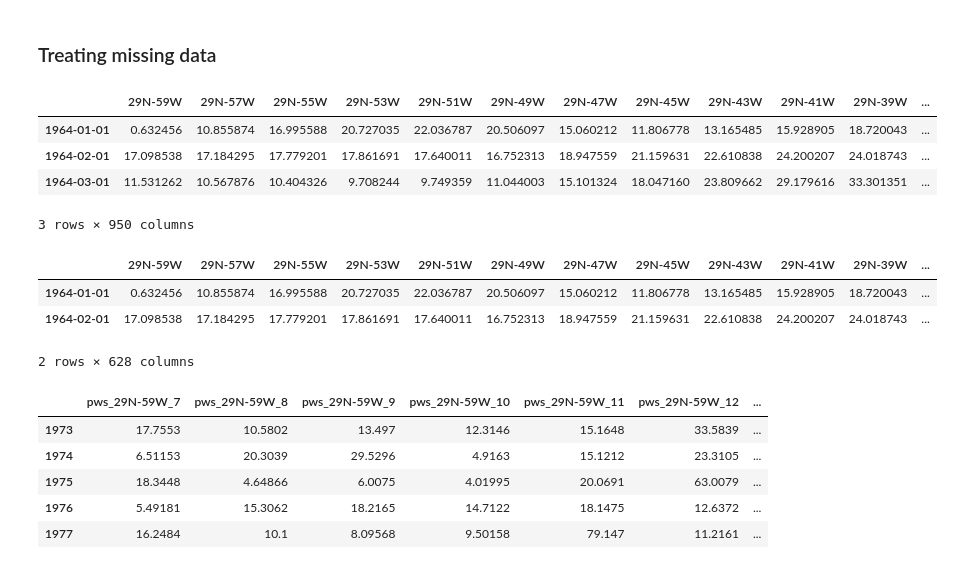
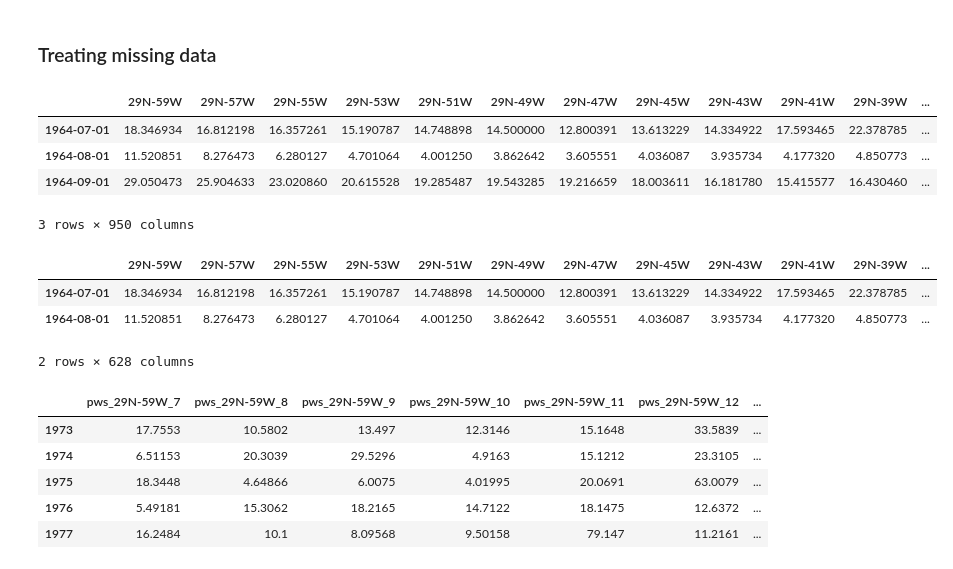
Before and after one commit to tiagotele/experimentos_oceanografia, a Jupyter notebook: Classifying Rainfall Season.ipynb, the cells around one changed output. Drawn from its saved outputs; the diff is of its cells as text; code cells hidden in the pictures.

Commit message:
Refactoring code. Add table print to drafts

```diff
--- a/Classifying Rainfall Season.ipynb
+++ b/Classifying Rainfall Season.ipynb
@@ -562,8 +501,8 @@ for month_index in range(len(array_dados_brutos_x)):
 #For debug only
 # pws[0][1]
 # %%
-dados_brutos_df = inicia_funceme_data_frame(pws)
-dados_brutos_df.head(3)
+pws_full_area_df = inicia_funceme_data_frame(pws)
+pws_full_area_df.head(3)
 # %% [output]
 |  | 29N-59W | 29N-57W | 29N-55W | 29N-53W | 29N-51W | 29N-49W | 29N-47W | 29N-45W | 29N-43W | 29N-41W | 29N-39W | ... |
 | 1964-01-01 | 0.632456 | 10.855874 | 16.995588 | 20.727035 | 22.036787 | 20.506097 | 15.060212 | 11.806778 | 13.165485 | 15.928905 | 18.720043 | ... |
@@ -572,0 +514,11 @@ dados_brutos_df.head(3)
+# %%
+indexes = []
+rows = []
+
+for index,row in pws_full_area_df.iterrows():
+    if index.month not in second_semester_months:
+        continue
+    indexes.append(index)
+    rows.append(row)
+
+pws_full_area_jul_dez_df = pd.DataFrame(index=indexes, columns=pws_full_area_df.columns,data=rows)
@@ -573,19 +535,19 @@ dados_brutos_df.head(3)
 # %% [markdown]
 ### Treating missing data
 # %%
-dados_brutos_df = dados_brutos_df.replace(14141.852781018475, np.nan)
-dados_brutos_df.head(3)
+pws_full_area_jul_dez_df = pws_full_area_jul_dez_df.replace(14141.852781018475, np.nan)
+pws_full_area_jul_dez_df.head(3)
 # %% [output]
 |  | 29N-59W | 29N-57W | 29N-55W | 29N-53W | 29N-51W | 29N-49W | 29N-47W | 29N-45W | 29N-43W | 29N-41W | 29N-39W | ... |
-| 1964-01-01 | 0.632456 | 10.855874 | 16.995588 | 20.727035 | 22.036787 | 20.506097 | 15.060212 | 11.806778 | 13.165485 | 15.928905 | 18.720043 | ... |
-| 1964-02-01 | 17.098538 | 17.184295 | 17.779201 | 17.861691 | 17.640011 | 16.752313 | 18.947559 | 21.159631 | 22.610838 | 24.200207 | 24.018743 | ... |
-| 1964-03-01 | 11.531262 | 10.567876 | 10.404326 | 9.708244 | 9.749359 | 11.044003 | 15.101324 | 18.047160 | 23.809662 | 29.179616 | 33.301351 | ... |
+| 1964-07-01 | 18.346934 | 16.812198 | 16.357261 | 15.190787 | 14.748898 | 14.500000 | 12.800391 | 13.613229 | 14.334922 | 17.593465 | 22.378785 | ... |
+| 1964-08-01 | 11.520851 | 8.276473 | 6.280127 | 4.701064 | 4.001250 | 3.862642 | 3.605551 | 4.036087 | 3.935734 | 4.177320 | 4.850773 | ... |
+| 1964-09-01 | 29.050473 | 25.904633 | 23.020860 | 20.615528 | 19.285487 | 19.543285 | 19.216659 | 18.003611 | 16.181780 | 15.415577 | 16.430460 | ... |
 3 rows × 950 columns
 # %%
-dados_brutos_df = dados_brutos_df.dropna(axis=1, how='any')
-dados_brutos_df.head(2)
+pws_full_area_jul_dez_df = pws_full_area_jul_dez_df.dropna(axis=1, how='any')
+pws_full_area_jul_dez_df.head(2)
 # %% [output]
 |  | 29N-59W | 29N-57W | 29N-55W | 29N-53W | 29N-51W | 29N-49W | 29N-47W | 29N-45W | 29N-43W | 29N-41W | 29N-39W | ... |
-| 1964-01-01 | 0.632456 | 10.855874 | 16.995588 | 20.727035 | 22.036787 | 20.506097 | 15.060212 | 11.806778 | 13.165485 | 15.928905 | 18.720043 | ... |
-| 1964-02-01 | 17.098538 | 17.184295 | 17.779201 | 17.861691 | 17.640011 | 16.752313 | 18.947559 | 21.159631 | 22.610838 | 24.200207 | 24.018743 | ... |
+| 1964-07-01 | 18.346934 | 16.812198 | 16.357261 | 15.190787 | 14.748898 | 14.500000 | 12.800391 | 13.613229 | 14.334922 | 17.593465 | 22.378785 | ... |
+| 1964-08-01 | 11.520851 | 8.276473 | 6.280127 | 4.701064 | 4.001250 | 3.862642 | 3.605551 | 4.036087 | 3.935734 | 4.177320 | 4.850773 | ... |
 2 rows × 628 columns
```
Also changed, not shown: parts of 37 cells of this notebook, 1 other file.
